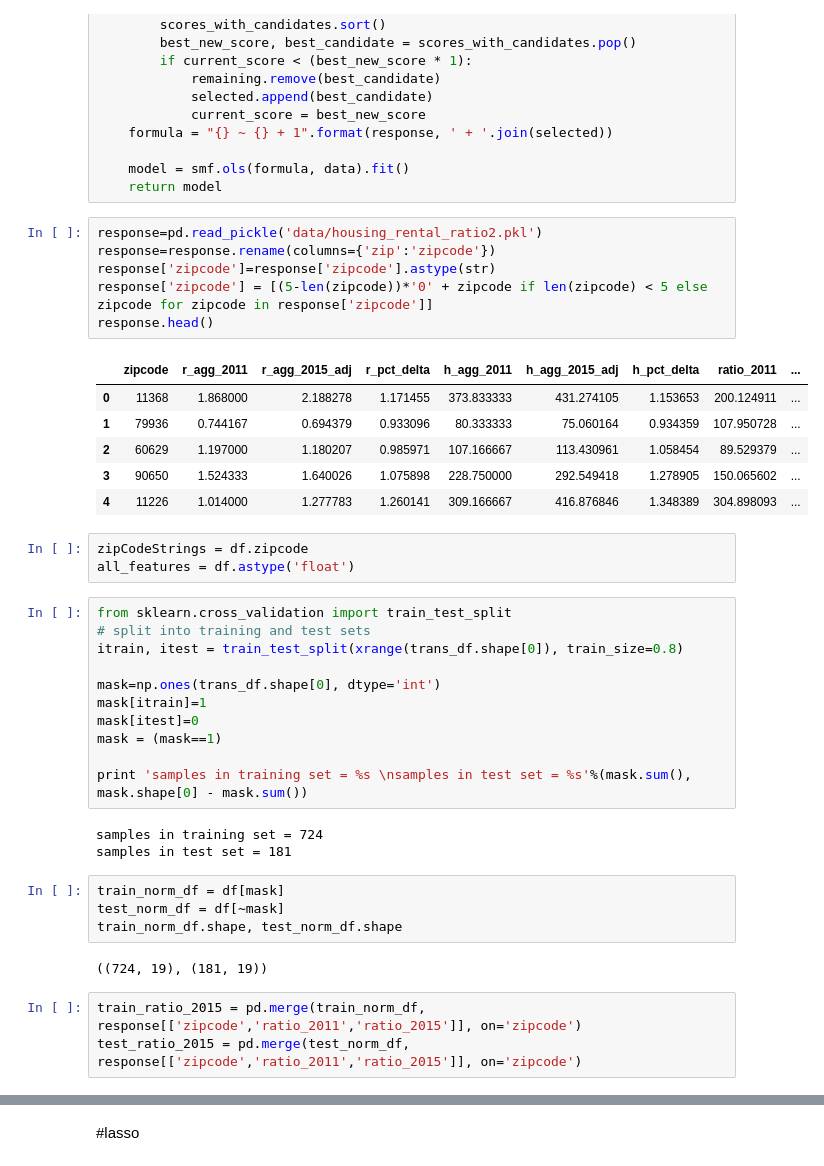
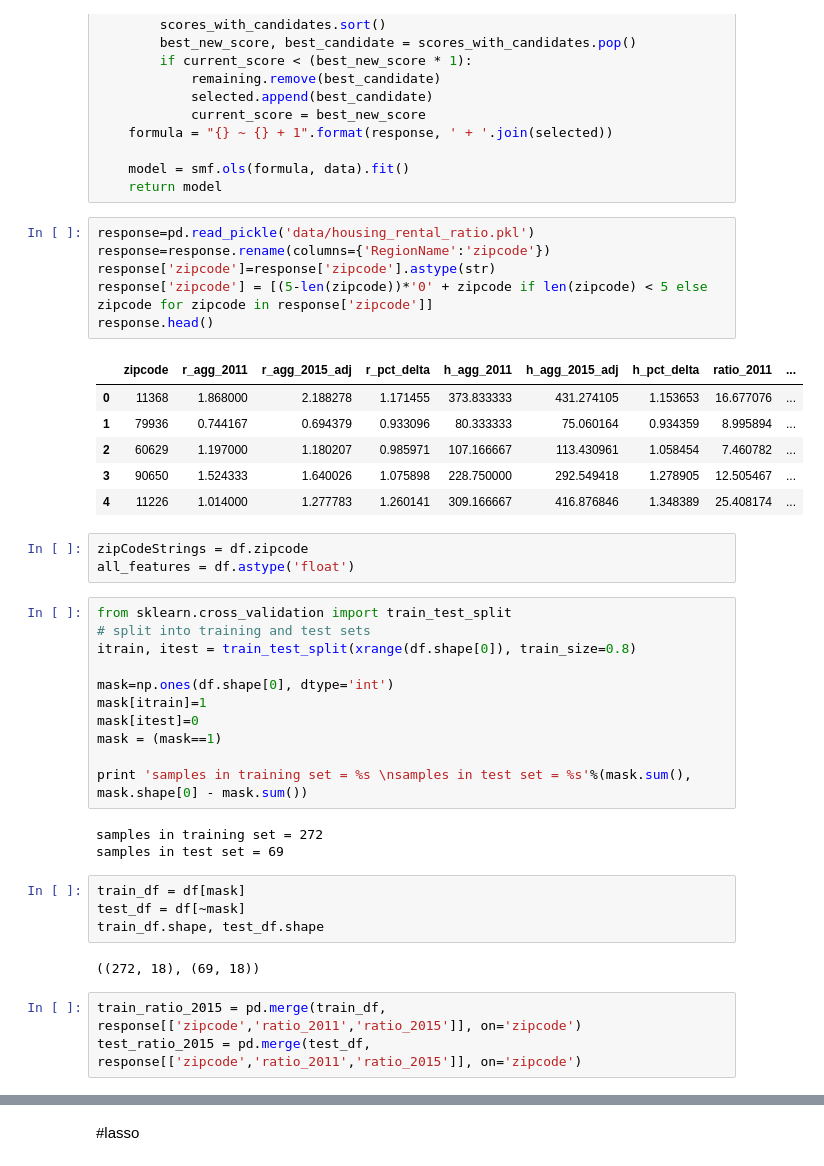
Before and after one commit to austinwu0/cs109-final-project, a Jupyter notebook: Yelp Modeling.ipynb, the cells around one changed output, grey strips where cells are left out. Drawn from its saved outputs; the diff is of its cells as text.

```diff
--- a/Yelp Modeling.ipynb
+++ b/Yelp Modeling.ipynb
@@ -75,44 +75,44 @@ def forward_selected(data, response):
     model = smf.ols(formula, data).fit()
     return model
 # %%
-response=pd.read_pickle('data/housing_rental_ratio2.pkl')
-response=response.rename(columns={'zip':'zipcode'})
+response=pd.read_pickle('data/housing_rental_ratio.pkl')
+response=response.rename(columns={'RegionName':'zipcode'})
 response['zipcode']=response['zipcode'].astype(str)
 response['zipcode'] = [(5-len(zipcode))*'0' + zipcode if len(zipcode) < 5 else zipcode for zipcode in response['zipcode']]
 response.head()
 # %% [output]
 |  | zipcode | r_agg_2011 | r_agg_2015_adj | r_pct_delta | h_agg_2011 | h_agg_2015_adj | h_pct_delta | ratio_2011 | ... |
-| 0 | 11368 | 1.868000 | 2.188278 | 1.171455 | 373.833333 | 431.274105 | 1.153653 | 200.124911 | ... |
-| 1 | 79936 | 0.744167 | 0.694379 | 0.933096 | 80.333333 | 75.060164 | 0.934359 | 107.950728 | ... |
-| 2 | 60629 | 1.197000 | 1.180207 | 0.985971 | 107.166667 | 113.430961 | 1.058454 | 89.529379 | ... |
-| 3 | 90650 | 1.524333 | 1.640026 | 1.075898 | 228.750000 | 292.549418 | 1.278905 | 150.065602 | ... |
-| 4 | 11226 | 1.014000 | 1.277783 | 1.260141 | 309.166667 | 416.876846 | 1.348389 | 304.898093 | ... |
+| 0 | 11368 | 1.868000 | 2.188278 | 1.171455 | 373.833333 | 431.274105 | 1.153653 | 16.677076 | ... |
+| 1 | 79936 | 0.744167 | 0.694379 | 0.933096 | 80.333333 | 75.060164 | 0.934359 | 8.995894 | ... |
+| 2 | 60629 | 1.197000 | 1.180207 | 0.985971 | 107.166667 | 113.430961 | 1.058454 | 7.460782 | ... |
+| 3 | 90650 | 1.524333 | 1.640026 | 1.075898 | 228.750000 | 292.549418 | 1.278905 | 12.505467 | ... |
+| 4 | 11226 | 1.014000 | 1.277783 | 1.260141 | 309.166667 | 416.876846 | 1.348389 | 25.408174 | ... |
 # %%
 zipCodeStrings = df.zipcode
 all_features = df.astype('float')
 # %%
 from sklearn.cross_validation import train_test_split
 # split into training and test sets
-itrain, itest = train_test_split(xrange(trans_df.shape[0]), train_size=0.8)
+itrain, itest = train_test_split(xrange(df.shape[0]), train_size=0.8)
 
-mask=np.ones(trans_df.shape[0], dtype='int')
+mask=np.ones(df.shape[0], dtype='int')
 mask[itrain]=1
 mask[itest]=0
 mask = (mask==1)
 
 print 'samples in training set = %s \nsamples in test set = %s'%(mask.sum(), mask.shape[0] - mask.sum())
 # %% [output]
-samples in training set = 724
-samples in test set = 181
+samples in training set = 272
+samples in test set = 69
 # %%
-train_norm_df = df[mask]
-test_norm_df = df[~mask]
-train_norm_df.shape, test_norm_df.shape
+train_df = df[mask]
+test_df = df[~mask]
+train_df.shape, test_df.shape
 # %% [output]
-((724, 19), (181, 19))
+((272, 18), (69, 18))
 # %%
-train_ratio_2015 = pd.merge(train_norm_df, response[['zipcode','ratio_2011','ratio_2015']], on='zipcode')
-test_ratio_2015 = pd.merge(test_norm_df, response[['zipcode','ratio_2011','ratio_2015']], on='zipcode')
+train_ratio_2015 = pd.merge(train_df, response[['zipcode','ratio_2011','ratio_2015']], on='zipcode')
+test_ratio_2015 = pd.merge(test_df, response[['zipcode','ratio_2011','ratio_2015']], on='zipcode')
 # %%
 train_ratio_2015_baseline = forward_selected(train_ratio_2015[['ratio_2011', 'ratio_2015']], 'ratio_2015')
 train_ratio_2015_baseline.summary()
```
Also changed, not shown: parts of 10 cells of this notebook, 6 other files.
